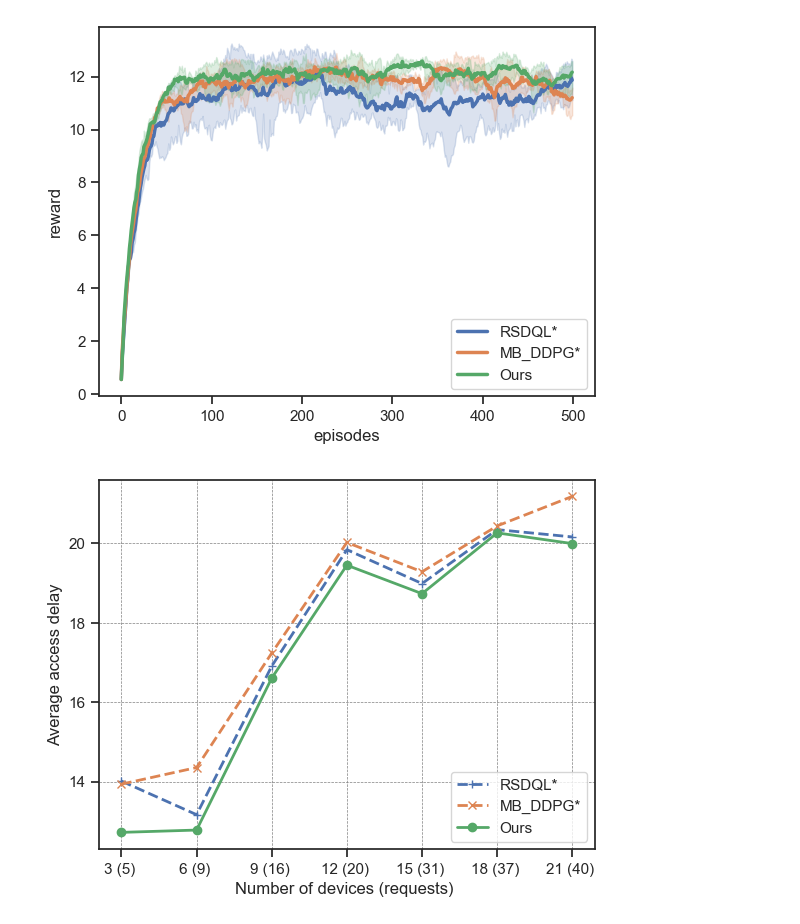
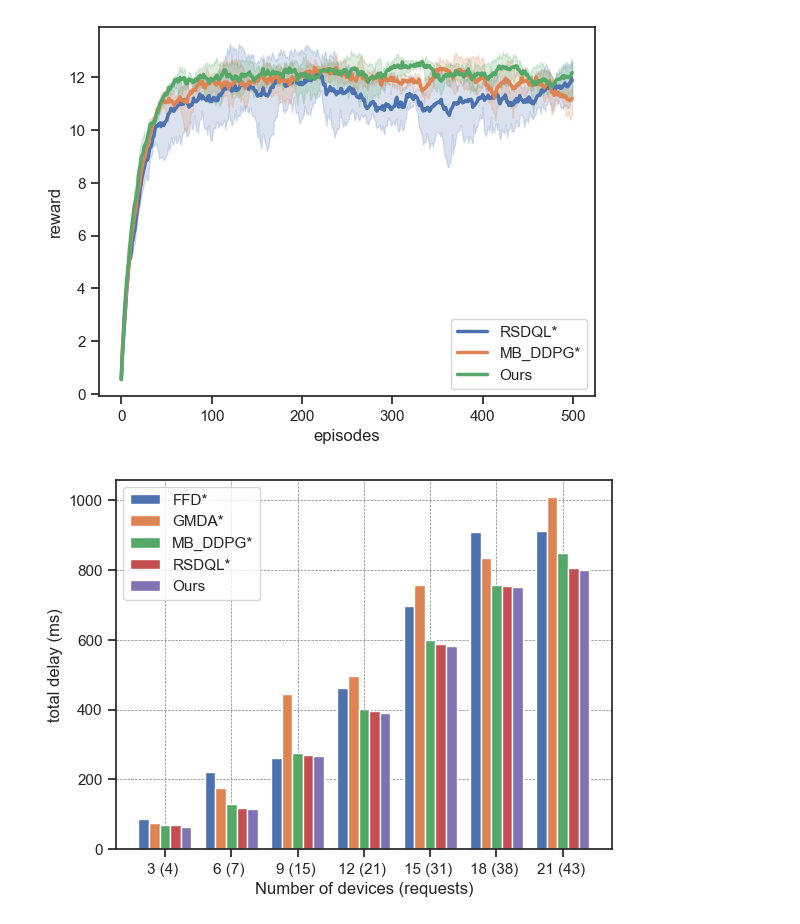
Before and after one commit to JT623/RMS_DDPG, a Jupyter notebook: plotfig_seed.ipynb, the cells around one changed output. Cells and saved outputs as stored; diff of their text form; code cells hidden in the pictures.

```diff
--- a/plotfig_seed.ipynb
+++ b/plotfig_seed.ipynb
@@ -142,28 +142,35 @@ plt.show()
 # %% [output]
 [figure]
 # %%
-# 请求时延plot
-device = [3,6,9,12,15,18,21]
-chains = [5,9,16,20,31,37,40]
+# 请求时延plot node=4,ms=10,seed=1037
+device = [3,6,9,12,15,18,21] # 终端数目
+chains = [4,7,15,21,31,38,43] # 产生的请求流数目
+
 delay_rms = [63.5972,115.0001,265.6933,389.0456,580.7693,749.8459,799.8628]
-delay_avg_rms = [delay_rms[i]/chains[i] for i in range(len(device))]
 delay_mb = [69.6724,129.1780,275.7958,400.4898,597.8789,756.3495,847.4519]
-delay_avg_mb = [delay_mb[i]/chains[i] for i in range(len(device))]
 delay_dql = [70.0570,118.4898,270.5300,396.8463,588.6673,752.8694,806.5733]
-delay_avg_dql = [delay_dql[i]/chains[i] for i in range(len(device))]
-xstick = ["3 (5) ","6 (9) ","9 (16) ","12 (20) ","15 (31) ","18 (37) ","21 (40) "]
+delay_ffd = [86.42,220.77,261.75,462.77,695.61,907.46,910.77]
+delay_gmda = [75.10,175.62,445.52,496.04,758.15,834.34,1008.45]
+
+xlabel = ["3 (4) ","6 (7) ","9 (15) ","12 (21) ","15 (31) ","18 (38) ","21 (43) "]
+
+x = np.arange(len(device))
+total_width, n = 0.8,5
+width = total_width / n
+xticks = x - (total_width-width) / 5
+
 plt.figure()
-plt.plot(device,delay_avg_dql,label = "RSDQL*",marker="+",linestyle="--",linewidth = 2)
-plt.plot(device,delay_avg_mb,label = "MB_DDPG*",marker="x",linestyle="--",linewidth = 2)
-plt.plot(device,delay_avg_rms,label = "Ours",marker="o",linestyle="-",linewidth = 2)
-# plt.plot(device,delay_rms,label = "Ours",marker="o",linestyle="-",linewidth = 1.5)
-# plt.plot(device,delay_mb,label = "MB_DDPG*",marker="x",linestyle="--",linewidth = 1.5)
-# plt.plot(device,delay_dql,label = "RSDQL*",marker="+",linestyle="--",linewidth = 1.5)
-plt.xticks(device,xstick)
-plt.legend(loc="lower right")
-plt.xlabel("Number of devices (requests) ")
-plt.ylabel("Average access delay")
+plt.bar(xticks-2*width,delay_ffd,width=width,label="FFD*")
+plt.bar(xticks-width,delay_gmda,width=width,label="GMDA*")
+plt.bar(xticks,delay_mb,width=width,label = "MB_DDPG*")
+plt.bar(xticks+width,delay_dql,width=width,label = "RSDQL*")
+plt.bar(xticks+2*width,delay_rms,width=width,label = "Ours")
+
+plt.xticks(xticks,xlabel)
+plt.legend(loc="upper left")
+plt.xlabel("Number of devices (requests)")
+plt.ylabel("total delay (ms)")
 plt.grid(True,linestyle="--",color="gray",linewidth="0.5",axis="both")
 plt.show()
 # %% [output]
-[figure, old version]
+[figure, new version]
```
Also changed, not shown: parts of 13 cells of this notebook.
